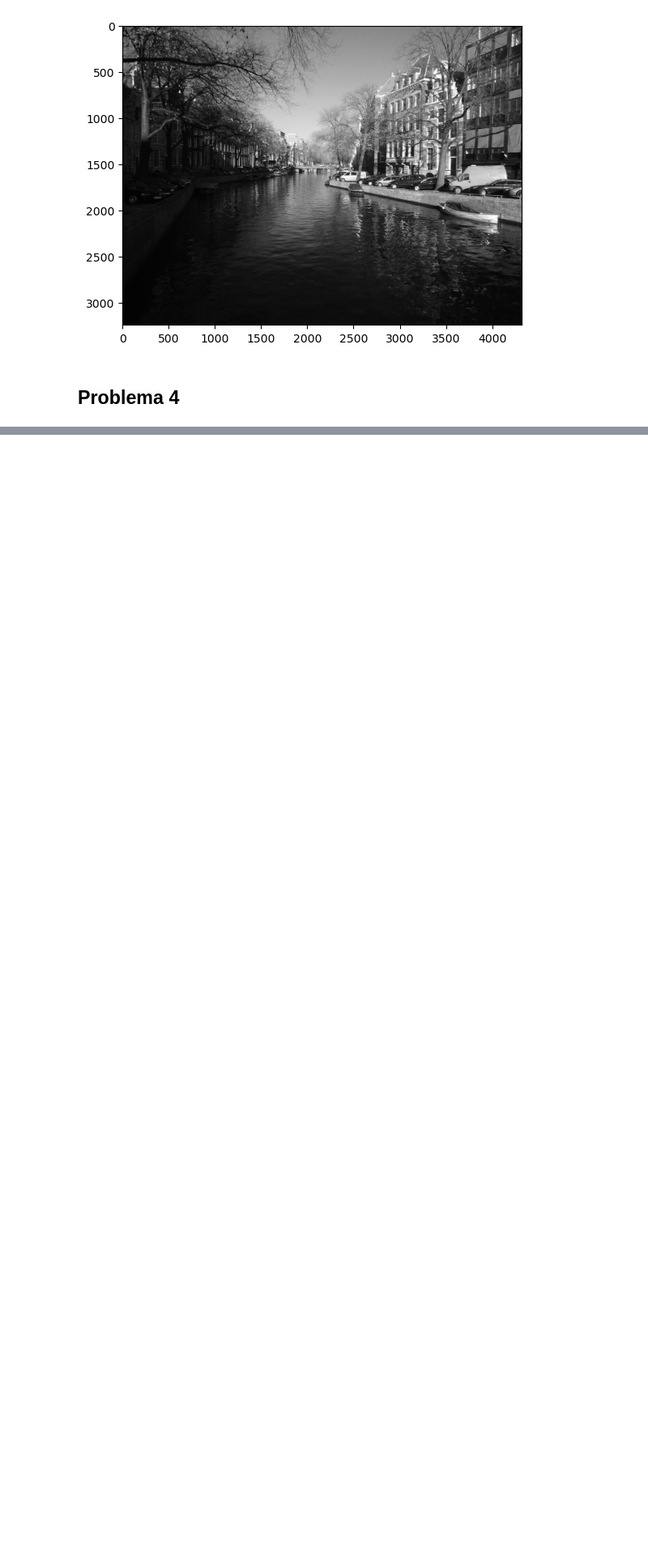
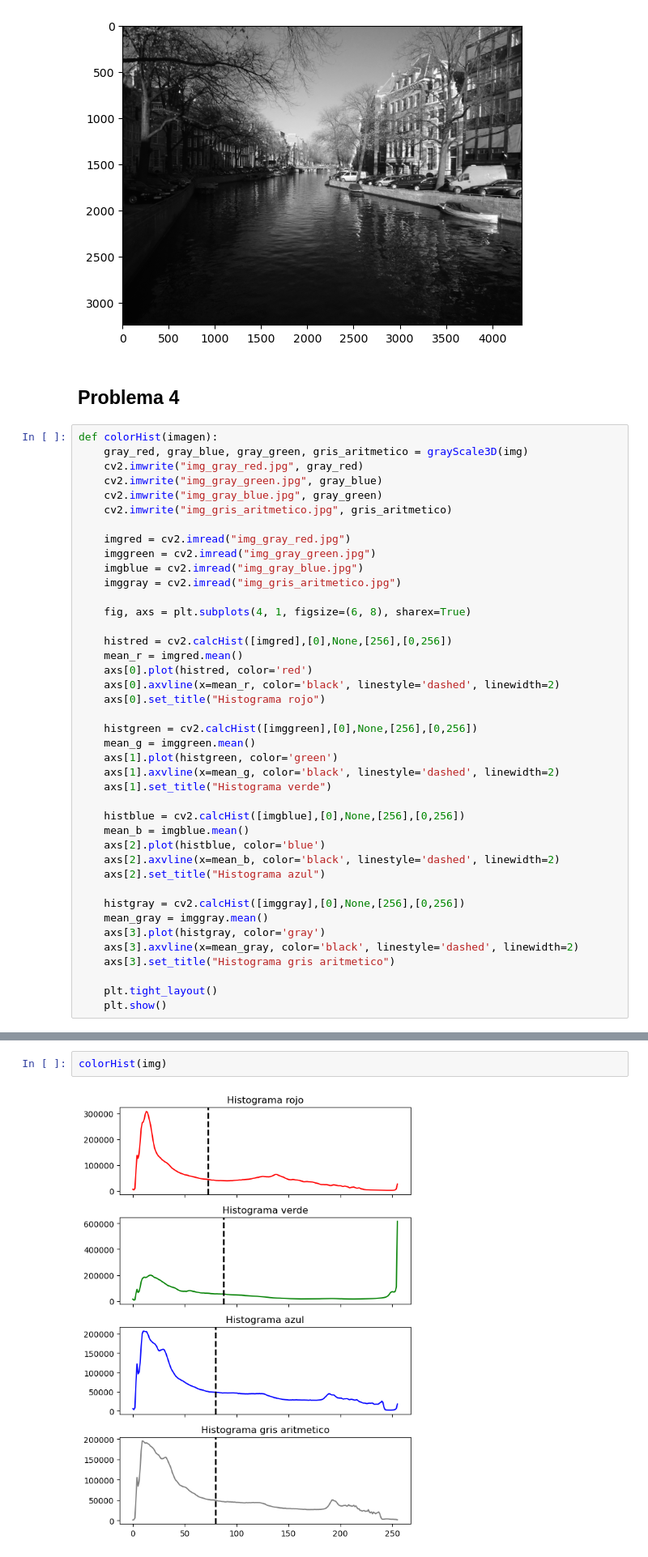
Before and after one commit to JPRodasM/Laboratorio_1_TM-IR, a Jupyter notebook: Laboratorio 1.ipynb, the cells around one changed output, grey strips where cells are left out. Shown at 81% size. Saved outputs shown, nothing was run; the diff lists cells and outputs as text; blank space fills up the shorter version.

```diff
--- a/Laboratorio 1.ipynb
+++ b/Laboratorio 1.ipynb
@@ -125,3 +128,44 @@ plt.show()
 [figure]
 # %% [markdown]
 ## Problema 4
+# %%
+def colorHist(imagen):
+    gray_red, gray_blue, gray_green, gris_aritmetico = grayScale3D(img)
+    cv2.imwrite("img_gray_red.jpg", gray_red)
+    cv2.imwrite("img_gray_green.jpg", gray_blue)
+    cv2.imwrite("img_gray_blue.jpg", gray_green)
+    cv2.imwrite("img_gris_aritmetico.jpg", gris_aritmetico)
+
+    imgred = cv2.imread("img_gray_red.jpg")
+    imggreen = cv2.imread("img_gray_green.jpg")
+    imgblue = cv2.imread("img_gray_blue.jpg")
+    imggray = cv2.imread("img_gris_aritmetico.jpg")
+
+    fig, axs = plt.subplots(4, 1, figsize=(6, 8), sharex=True)
+
+    histred = cv2.calcHist([imgred],[0],None,[256],[0,256])
+    mean_r = imgred.mean()
+    axs[0].plot(histred, color='red')
+    axs[0].axvline(x=mean_r, color='black', linestyle='dashed', linewidth=2)
+    axs[0].set_title("Histograma rojo")
+
+    histgreen = cv2.calcHist([imggreen],[0],None,[256],[0,256])
+    mean_g = imggreen.mean()
+    axs[1].plot(histgreen, color='green')
+    axs[1].axvline(x=mean_g, color='black', linestyle='dashed', linewidth=2)
+    axs[1].set_title("Histograma verde")
+
+    histblue = cv2.calcHist([imgblue],[0],None,[256],[0,256])
+    mean_b = imgblue.mean()
+    axs[2].plot(histblue, color='blue')
+    axs[2].axvline(x=mean_b, color='black', linestyle='dashed', linewidth=2)
+    axs[2].set_title("Histograma azul")
+
+    histgray = cv2.calcHist([imggray],[0],None,[256],[0,256])
+    mean_gray = imggray.mean()
+    axs[3].plot(histgray, color='gray')
+    axs[3].axvline(x=mean_gray, color='black', linestyle='dashed', linewidth=2)
+    axs[3].set_title("Histograma gris aritmetico")
+
+    plt.tight_layout()
+    plt.show()
@@ -127,0 +177,4 @@ plt.show()
+# %%
+colorHist(img)
+# %% [output]
+[figure, added]
```
Also changed, not shown: parts of 2 cells of this notebook, 1 other file.
